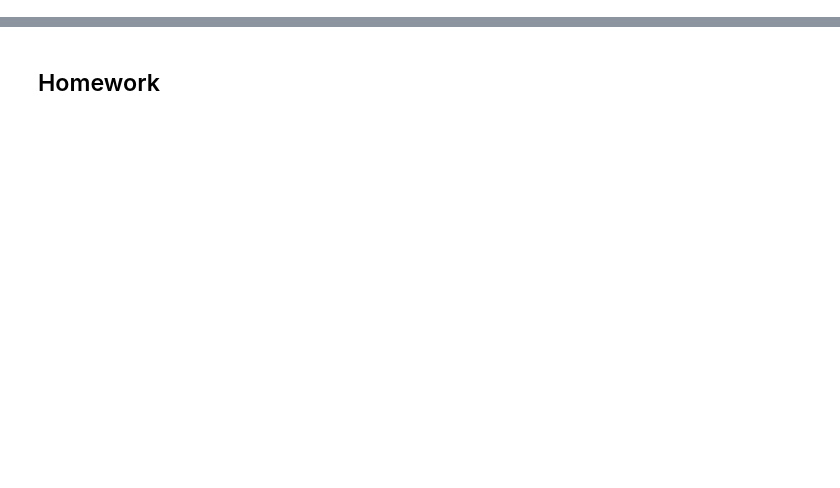
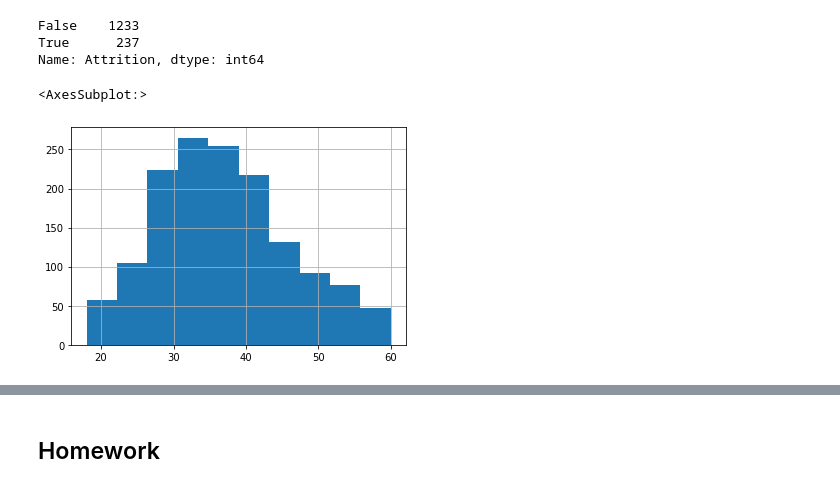
Before and after one commit to ryanorsinger/90-minutes-to-machine-learning, a Jupyter notebook: new_notebook.ipynb, the cells around one changed output, grey strips where cells are left out. Saved outputs shown, nothing was run; the diff lists cells and outputs as text; code cells hidden in the pictures; blank space fills up the shorter version.

Commit message:
clean up data and add data prep steps

```diff
--- a/new_notebook.ipynb
+++ b/new_notebook.ipynb
@@ -118,0 +118,8 @@ pd.read_csv("data.csv").head()
+# %%
+# Acquire our data
+df = pd.read_csv("data.csv", index_col=None)
+
+# Get a sense of what each row/observation means
+# See what columns we have to work with for this
+# Our columns will be our features
+df.head()
@@ -118,0 +180,5 @@ pd.read_csv("data.csv").head()
+# %%
+# We'll map "Yes" to True and "No" to false for the Attrition column
+
+df.Attrition = df.Attrition.apply(lambda x: 1 if x == "Yes" else 0)
+df.head()
@@ -118,0 +192,9 @@ pd.read_csv("data.csv").head()
+# %%
+# Now let's map the
+df.Gender = df.Gender.apply(lambda x: 1 if x == "Female" else 0)
+
+# Then we'll rename the "Gender" column to is_female
+df = df.rename(columns={"Gender": "is_female"})
+
+# Let's check the data to be sure
+df.head()
@@ -118,0 +208,6 @@ pd.read_csv("data.csv").head()
+# %%
+# Clean up other column names
+df = df.rename(columns={"BusinessTravel": "FrequentTravel"})
+df.FrequentTravel = df.FrequentTravel.apply(lambda x: 1 if x == "Travel_Frequently" else 0)
+
+df.head()
@@ -118,0 +226,11 @@ pd.read_csv("data.csv").head()
+# %%
+df.Attrition.value_counts()
+# %% [output]
+False    1233
+True      237
+Name: Attrition, dtype: int64
+# %%
+df.Age.hist()
+# %% [output]
+<AxesSubplot:>
+[figure, added]
```
Also changed, not shown: parts of 20 cells of this notebook, 1 other file.
